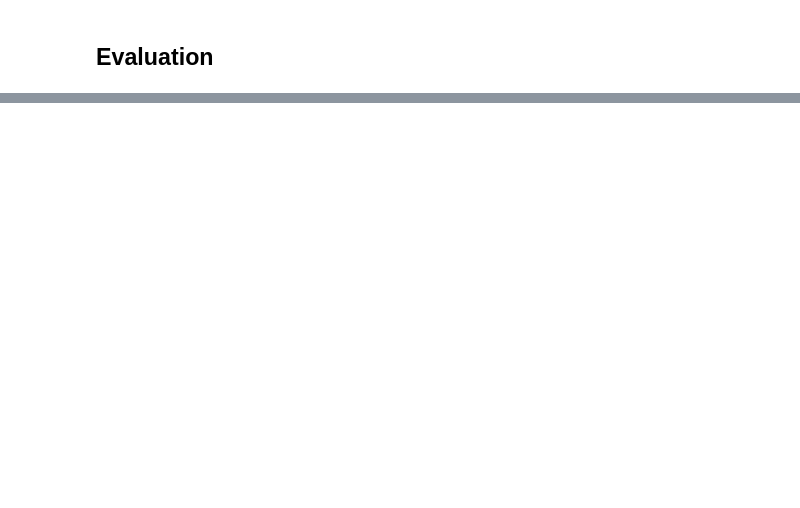
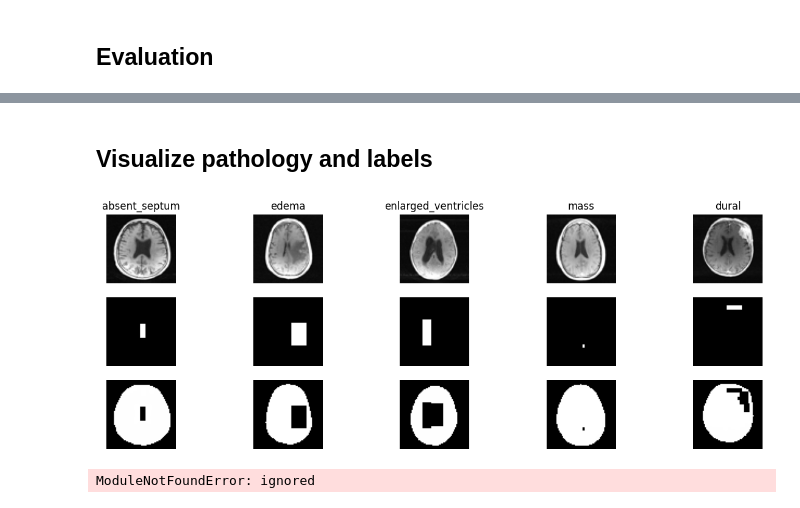
Before and after one commit to compai-lab/mad_seminar_ws23, a Jupyter notebook: main.ipynb, the cells around one changed output, grey strips where cells are left out. Cells and saved outputs as stored; diff of their text form; code cells hidden in the pictures; blank space fills up the shorter version.

```diff
--- a/main.ipynb
+++ b/main.ipynb
@@ -92,2 +133,25 @@ test_dataloaders
-# %%
-batch = next(iter(test_dataloaders['absent_septum']))
+# %% [markdown]
+## Visualize pathology and labels
+# %%
+diseases = ['absent_septum', 'edema', 'enlarged_ventricles', 'mass', 'dural']
+fig, ax = plt.subplots(3, len(diseases), figsize=(15, 5))
+for i in range(len(diseases)):
+  batch = next(iter(test_dataloaders[diseases[i]]))
+  inputs, pos_labels, neg_masks = batch
+  ax[0][i].imshow(inputs[i].squeeze(), cmap='gray')
+  ax[0][i].axis('off')
+  ax[1][i].imshow(pos_labels[i].squeeze(), cmap='gray')
+  ax[1][i].axis('off')
+  ax[2][i].imshow(neg_masks[i].squeeze(), cmap='gray')
+  ax[2][i].axis('off')
+  ax[0][i].set_title(diseases[i])
+# %% [output]
+[figure, added]
+# %%
+from evaluate import Evaluator
+
+evaluator = Evaluator(model, model.device, test_data_loader['mass'])
+
+fig_metrics, metrics = evaluator.evaluate()
+# %% [output]
+ModuleNotFoundError: ignored
```
Also changed, not shown: parts of 11 cells of this notebook.
